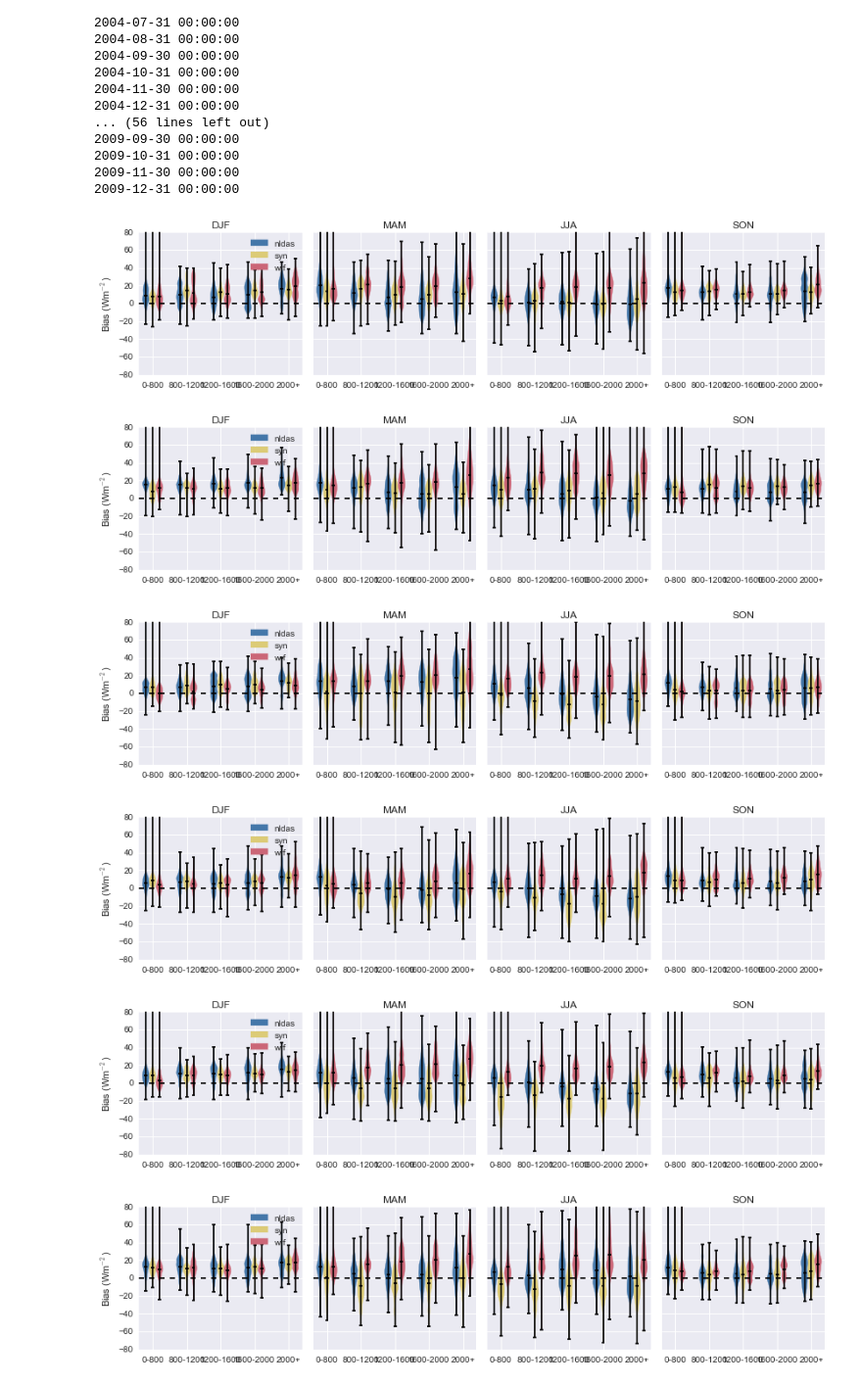
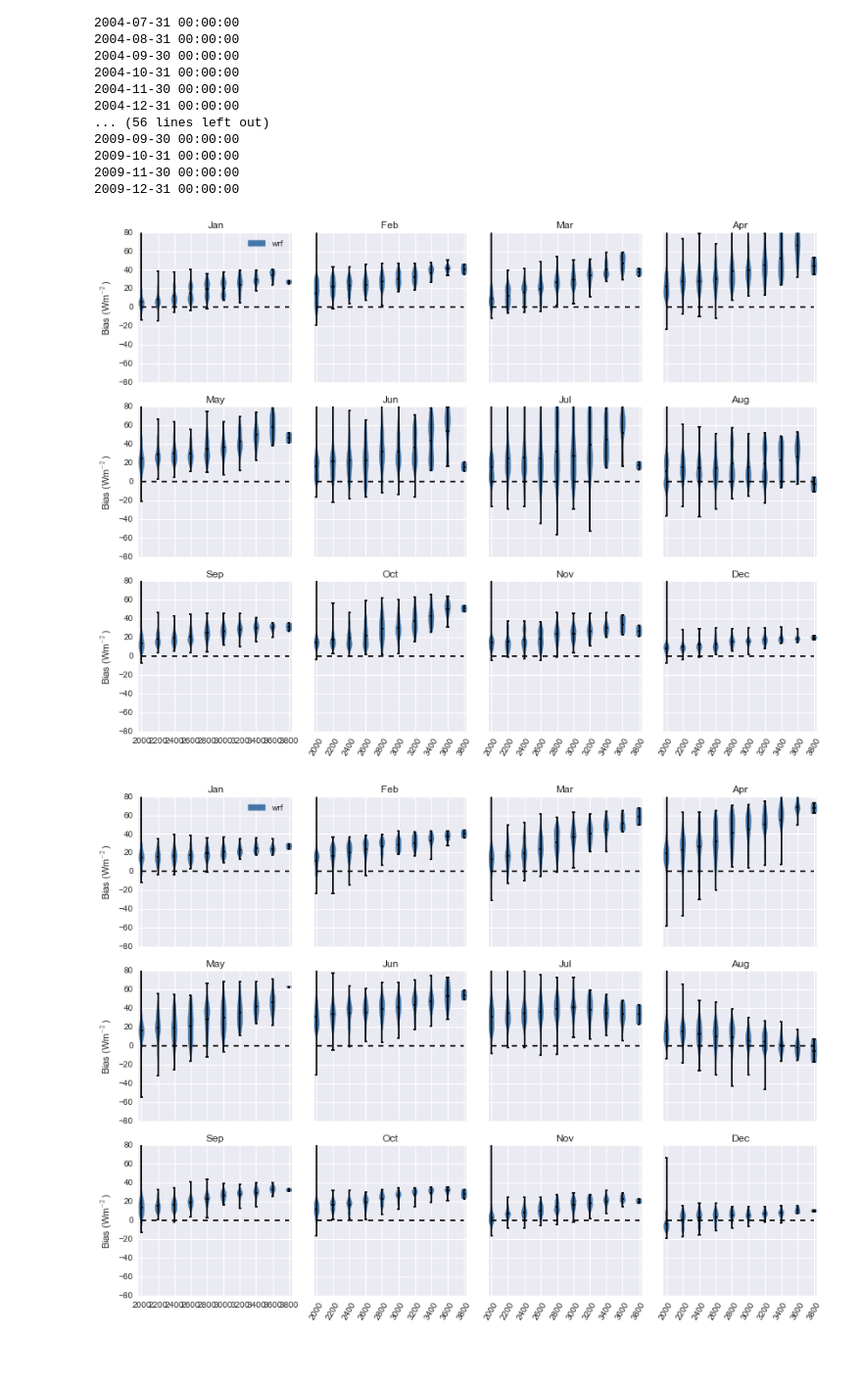
Before and after one commit to klapo/CalRad, a Jupyter notebook: CR.ProductRegrid.ipynb, the cells around one changed output. Shown at 98% size. Cells and saved outputs as stored; diff of their text form; code cells hidden in the pictures; blank space fills up the shorter version.

```diff
--- a/CR.ProductRegrid.ipynb
+++ b/CR.ProductRegrid.ipynb
@@ -463,9 +466,12 @@ for pr in pr_names:
 # bin_centers = np.array((25,75,450,1000,2600))
 # bin_labels = ['0-50','50-100','100-800','800-1200','1200+']
 
-bins = np.array((-100,800,1200,1600,2000,4000))
-bin_centers = np.array((400,1000,1400,1800,3000))
-bin_labels = ['0-800','800-1200','1200-1600','1600-2000','2000+']
+# bins = np.array((-100,800,1200,1600,2000,4000))
+bins = np.append(0,np.arange(2000,4000,200))
+# bin_centers = np.array((400,1000,1400,1800,3000))
+bin_centers = bins[1:]
+# bin_labels = ['0-800','800-1200','1200-1600','1600-2000','2000+']
+bin_labels = bin_centers
 
 nlat = diff_ds.latitude.size
 nlon = diff_ds.longitude.size
@@ -496,9 +502,11 @@ grouping = bin_centers
 grouping_var = 'digi_elev'
 grouping_labels = bin_labels
 
-plotting_var = np.array(['nldas','syn','wrf'])
-plot_interval = 'seasonal'
-plot_period = np.arange(2004,2010)
+# plotting_var = np.array(['nldas','syn','wrf'])
+plotting_var = np.array(['wrf'])
+# plot_interval = 'seasonal'
+plot_interval = 'monthly'
+plot_period = np.arange(2004,2006)
 
 # Formatting variables
 month_label = ['Jan','Feb','Mar','Apr','May','Jun','Jul','Aug','Sep','Oct','Nov','Dec']
@@ -566,40 +574,36 @@ for YYYY in plot_period:
             for n,pc in enumerate(result['bodies']):
                 pc.set_facecolor(colsche[n])
                 pc.set_edgecolor(colsche[n])
                 pc.set_alpha(None)
             # Violinplot labels
             handle = [matplotlib.patches.Patch(color=colsche[n], label=plotting_var[n]) \
                       for n,p in enumerate(plotting_var)]
             # Violin lines
             pc = result['cbars']
             for vpl in violinplotlines:
                 result[vpl].set_color('k')
 
 
         # Labels and legend
         if m == 0:
             ax.legend(handles=handle)
-        ax.plot(np.array([0,24]),np.array([0,0]),'k--')
-        ax.set_xticks(np.array(bin_pos)[:,1])
+        ax.plot(np.array([bin_pos[0],bin_pos[-1]]),np.array([0,0]),'k--')
+        ax.set_xticks(np.array(bin_pos)[:,0])
         ax.set_ylim([-80,80])
         if np.mod(((m)+4),4) == 0:
             ax.set_ylabel('Bias (Wm$^{-2}$)')
         if m > 8 and plot_interval == 'monthly':
-            ax.set_xticklabels(grouping_labels)
+            ax.set_xticklabels(grouping_labels, rotation=60)
         elif plot_interval == 'seasonal':
-            ax.set_xticklabels(grouping_labels)
+            ax.set_xticklabels(grouping_labels, rotation=60)
         if plot_interval == 'monthly':
             ax.set_title(month_label[m])
         elif plot_interval == 'seasonal':
             ax.set_title(season_label[m])
     f.tight_layout()
     #     fname = 'ProdDiff.violin.'+str(YYYY)+'.png'
 #     f.savefig(fname)
 #     plt.close(f)
 # %% [output]
-[figure, old version]
+[figure, new version]
-[figure, old version]
+[figure, new version]
-[figure, removed]
-[figure, removed]
-[figure, removed]
-[figure, removed]
```
Also changed, not shown: parts of 3 cells of this notebook.
